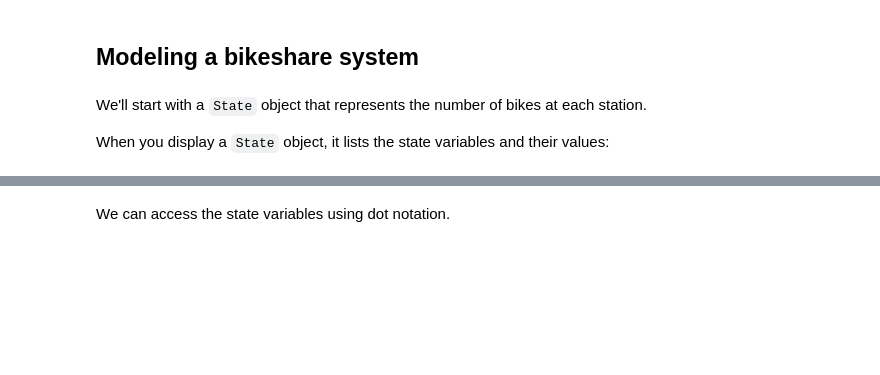
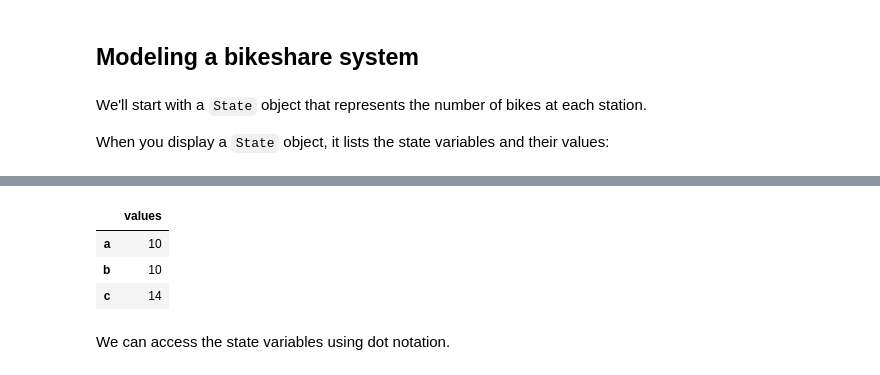
Before and after one commit to OwenZzzzOrganization/ModSimPy, a Jupyter notebook: notebooks/chap02.ipynb, the cells around one changed output, grey strips where cells are left out. Cells and saved outputs as stored; diff of their text form; code cells hidden in the pictures; blank space fills up the shorter version.

```diff
--- a/notebooks/chap02.ipynb
+++ b/notebooks/chap02.ipynb
@@ -39,3 +35,10 @@ bikeshare = State(olin=10, wellesley=2)
+# %%
+State(a=10,b=10,c=14)
+# %% [output]
+|  | values |
+| a | 10 |
+| b | 10 |
+| c | 14 |
 # %% [markdown]
 We can access the state variables using dot notation.
 # %%
```
Also changed, not shown: parts of 37 cells of this notebook, 1 other file.
